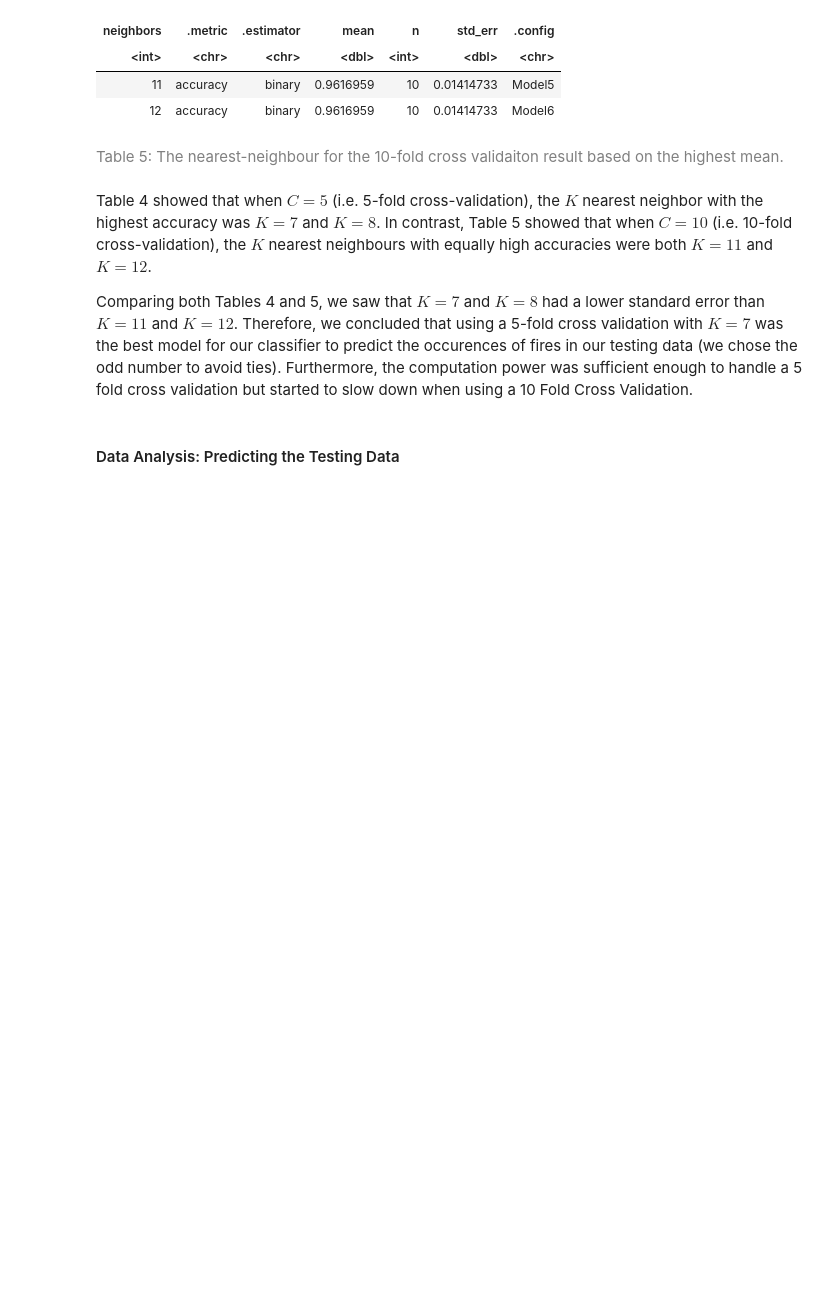
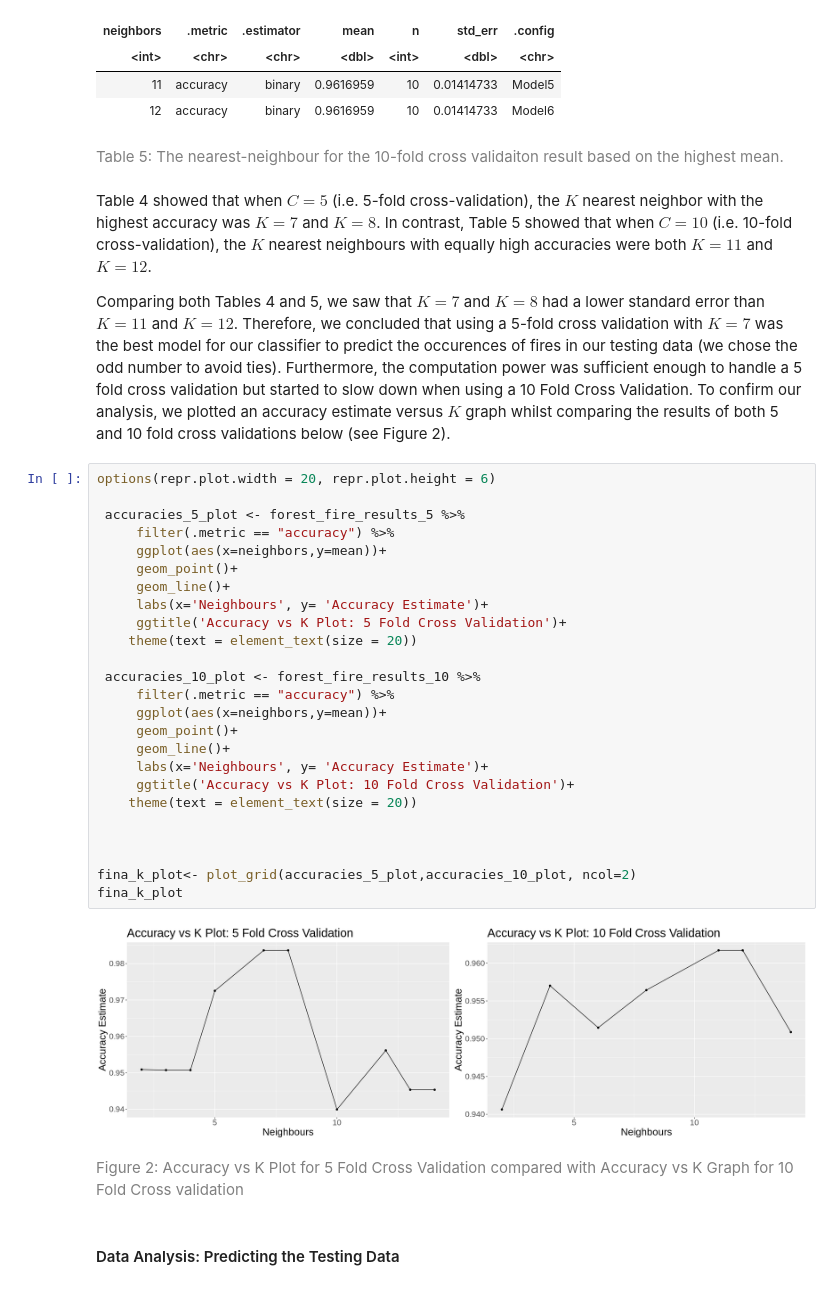
Before and after one commit to missarah96/Algerian_Forest_Fires_Analysis, a Jupyter notebook: Forest_Fire_Project.ipynb, the cells around one changed output. Drawn from its saved outputs; the diff is of its cells as text; blank space fills up the shorter version.

Commit message:
Changed placement of K graph and added more discussion

```diff
--- a/Forest_Fire_Project.ipynb
+++ b/Forest_Fire_Project.ipynb
@@ -288,7 +288,36 @@ A tibble: 2 × 7
 # %% [markdown]
 Table 4 showed that when $C = 5$ (i.e. 5-fold cross-validation), the $K$ nearest neighbor with the highest accuracy was $K = 7$ and $K= 8$. In contrast, Table 5 showed that when $C = 10$ (i.e. 10-fold cross-validation), the $K$ nearest neighbours with equally high accuracies were both $K = 11$ and $K = 12$.
 
-Comparing both Tables 4 and 5, we saw that $K= 7$ and $K=8$  had a lower standard error than $K = 11$ and $K=12$. Therefore, we concluded that using a 5-fold cross validation with $K = 7$ was the best model for our classifier to predict the occurences of fires in our testing data (we chose the odd number to avoid ties). Furthermore, the computation power was sufficient enough to handle a 5 fold cross validation but started to slow down when using a 10 Fold Cross Validation.
+Comparing both Tables 4 and 5, we saw that $K= 7$ and $K=8$  had a lower standard error than $K = 11$ and $K=12$. Therefore, we concluded that using a 5-fold cross validation with $K = 7$ was the best model for our classifier to predict the occurences of fires in our testing data (we chose the odd number to avoid ties). Furthermore, the computation power was sufficient enough to handle a 5 fold cross validation but started to slow down when using a 10 Fold Cross Validation. To confirm our analysis, we plotted an accuracy estimate versus $K$ graph whilst comparing the results of both 5 and 10 fold cross validations below (see Figure 2).
+# %%
+options(repr.plot.width = 20, repr.plot.height = 6)
+
+ accuracies_5_plot <- forest_fire_results_5 %>%
+     filter(.metric == "accuracy") %>%
+     ggplot(aes(x=neighbors,y=mean))+
+     geom_point()+
+     geom_line()+
+     labs(x='Neighbours', y= 'Accuracy Estimate')+
+     ggtitle('Accuracy vs K Plot: 5 Fold Cross Validation')+
+    theme(text = element_text(size = 20))
+
+ accuracies_10_plot <- forest_fire_results_10 %>%
+     filter(.metric == "accuracy") %>%
+     ggplot(aes(x=neighbors,y=mean))+
+     geom_point()+
+     geom_line()+
+     labs(x='Neighbours', y= 'Accuracy Estimate')+
+     ggtitle('Accuracy vs K Plot: 10 Fold Cross Validation')+
+    theme(text = element_text(size = 20))
+
+
+
+fina_k_plot<- plot_grid(accuracies_5_plot,accuracies_10_plot, ncol=2)
+fina_k_plot
+# %% [output]
+[figure, added]
+# %% [markdown]
+ <font color='grey'>Figure 2: Accuracy vs K Plot for 5 Fold Cross Validation compared with Accuracy vs K Graph for 10 Fold Cross validation</font>
 # %% [markdown]
 #### Data Analysis: Predicting the Testing Data
 # %% [markdown]
```
Also changed, not shown: parts of 8 cells of this notebook.
